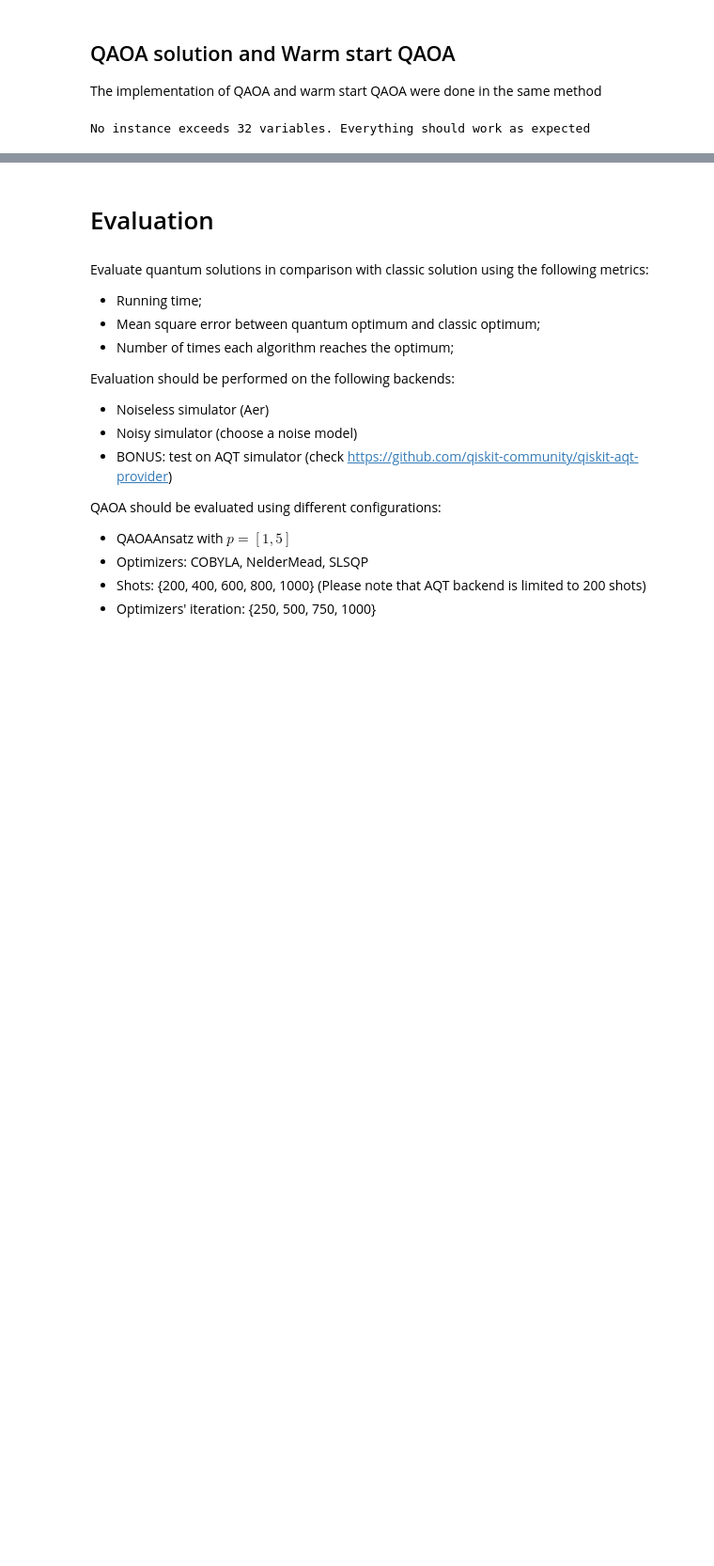
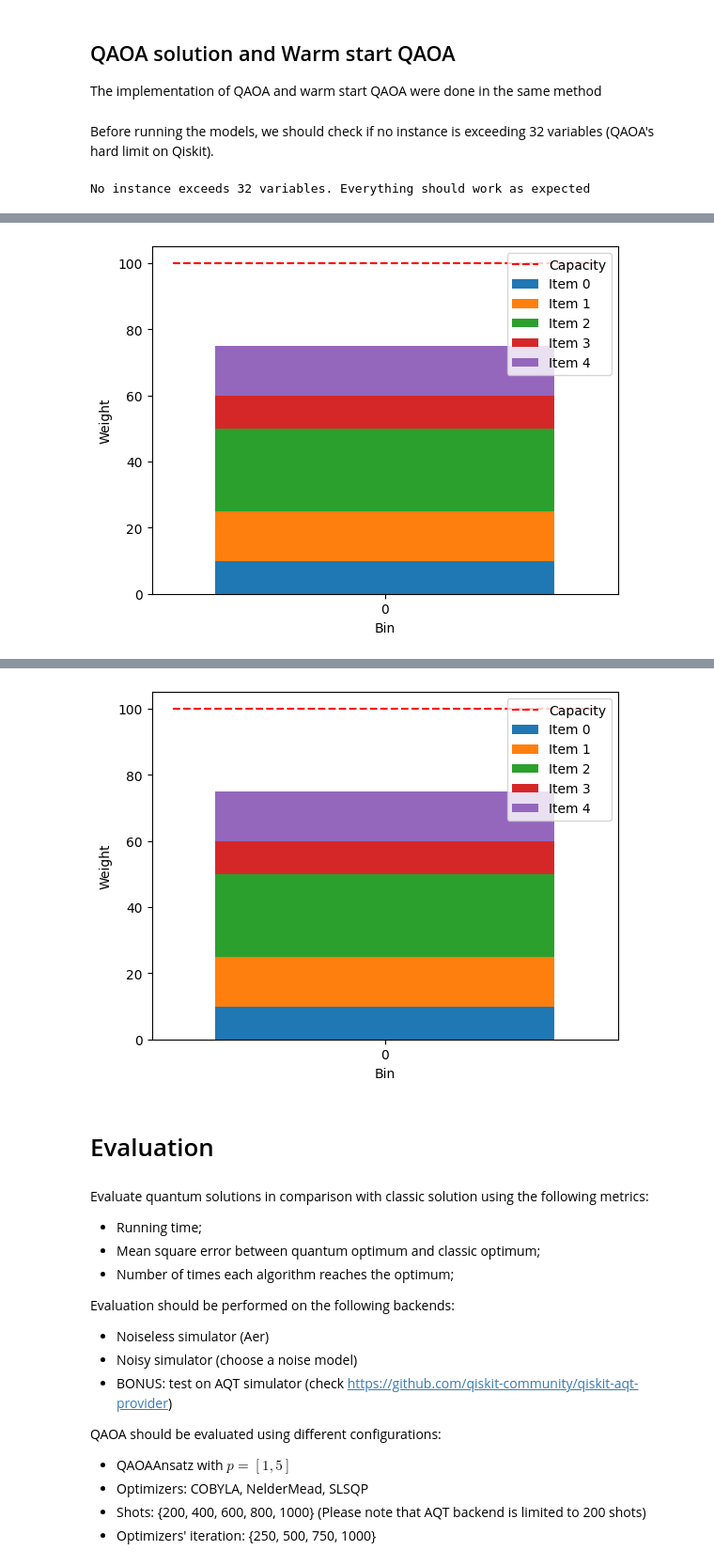
Before and after one commit to epi-xel/hybrid-classic-quantum-computing, a Jupyter notebook: Assignment_3/3rd_assignment_hcqs.ipynb, the cells around one changed output, grey strips where cells are left out. Shown at 94% size. Cells and saved outputs as stored; diff of their text form; code cells hidden in the pictures; blank space fills up the shorter version.

```diff
--- a/Assignment_3/3rd_assignment_hcqs.ipynb
+++ b/Assignment_3/3rd_assignment_hcqs.ipynb
@@ -505,6 +547,8 @@ def solve_qaoa(instance, optimizer, backend, shots, p, warm_start = False, use_p
   plot_result(result, n, m, w, C)
 
   return result.fval, end_time - start_time, result.status.name == 'SUCCESS'
+# %% [markdown]
+Before running the models, we should check if no instance is exceeding 32 variables (QAOA's hard limit on Qiskit).
 # %%
 # check if any instance exceeds 32 variables, the maximum for QAOA
 exceeds = False
@@ -522,8 +566,9 @@ if not exceeds:
 # %% [output]
 No instance exceeds 32 variables. Everything should work as expected
 # %%
-run_quantum = False
+run_quantum = True # Set to False to avoid running the quantum algorithms (time consuming)
 
 if run_quantum:
-    solve_qaoa(instances[0], COBYLA(), None, None, 2, use_perfect_simulator=True)
-    solve_qaoa(instances[0], COBYLA(), None, None, 2, warm_start=True, use_perfect_simulator=True)
+    solve_qaoa(instances[-1], COBYLA(), None, None, 2, use_perfect_simulator=True)
+    solve_qaoa(instances[-1], COBYLA(), None, None, 2, warm_start=True, use_perfect_simulator=True)
+# %% [output]
@@ -529,0 +577 @@ if run_quantum:
+[figure, added]
@@ -530,3 +580,4 @@ if run_quantum:
+[figure, added]
 # %% [markdown]
 # Evaluation #
 # %% [markdown]
```
Also changed, not shown: parts of 40 cells of this notebook, 5 other files.
